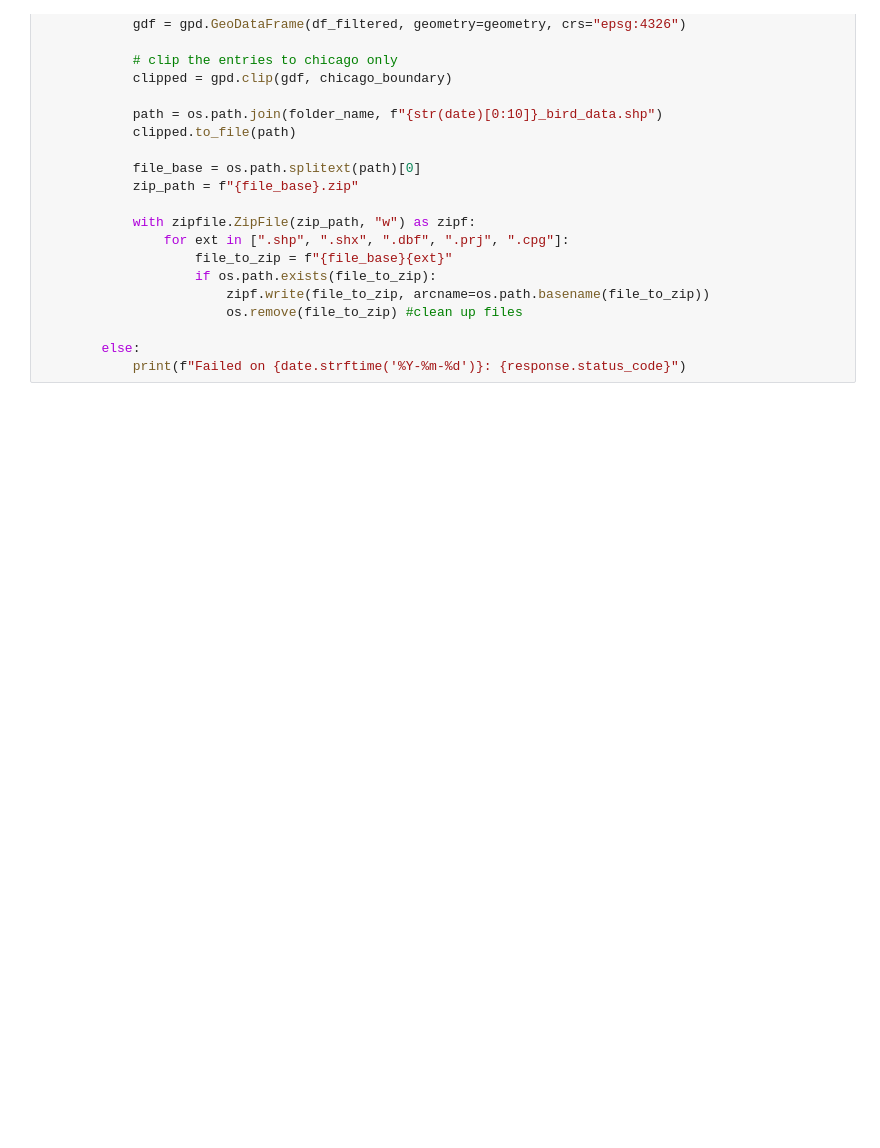
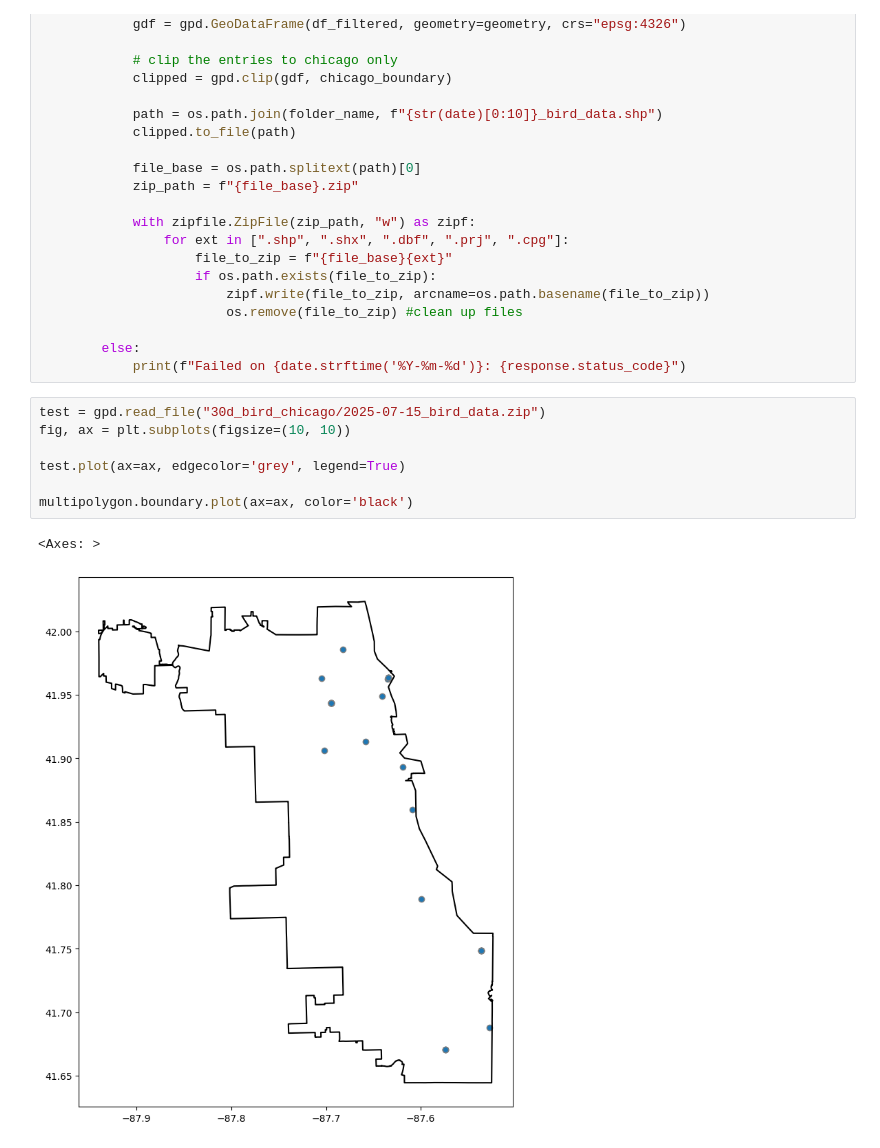
Before and after one commit to Amoreno73/bird-30d-density, a Jupyter notebook: bird_data.ipynb, the cells around one changed output. Cells and saved outputs as stored; diff of their text form; blank space fills up the shorter version.

```diff
--- a/bird_data.ipynb
+++ b/bird_data.ipynb
@@ -295,3 +295,13 @@ def generate_30d_shps(year_start, month_start, day_start, year_end, month_end, d
 
         else:
             print(f"Failed on {date.strftime('%Y-%m-%d')}: {response.status_code}")
+# %%
+test = gpd.read_file("30d_bird_chicago/2025-07-15_bird_data.zip")
+fig, ax = plt.subplots(figsize=(10, 10))
+
+test.plot(ax=ax, edgecolor='grey', legend=True)
+
+multipolygon.boundary.plot(ax=ax, color='black')
+# %% [output]
+<Axes: >
+[figure, added]
```
Also changed, not shown: 2 other files.
